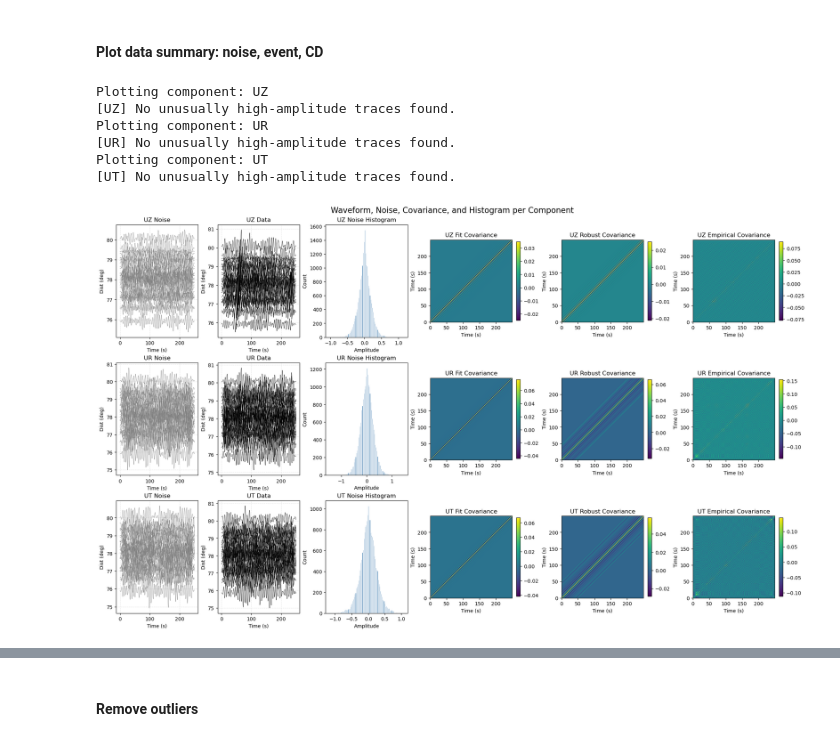
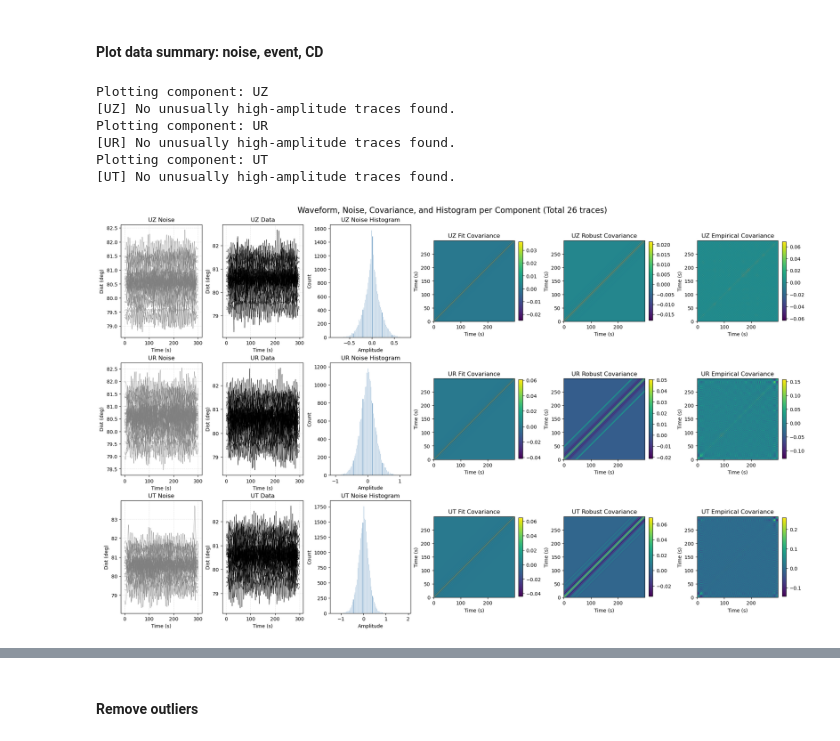
Before and after one commit to evanzzq/VespaPolPy, a Jupyter notebook: Debug.ipynb, the cells around one changed output, grey strips where cells are left out. Cells and saved outputs as stored; diff of their text form; code cells hidden in the pictures.

```diff
--- a/Debug.ipynb
+++ b/Debug.ipynb
@@ -221,10 +221,10 @@ import os
 filedir = "/Users/evanzhang/zzq@umd.edu - Google Drive/My Drive/Research/VespaPolPy"
 
 # Configuration
-event = "200703080503"
+event = "200812021231"
+twin = None # (0, 60)
 savename = event # test!!!!!!
 event_dir = os.path.join(filedir, "data_download", "event_download", event)
 noise_dir = os.path.join(filedir, "data_download", "noise_download", event)
 
 output_dir = os.path.join(filedir, "RealData", savename)
-prepare_inputs_from_sac(event_dir, isds=3, isbp=True, freqs=(0.02, 0.2), noise_dir=noise_dir, output_dir=output_dir, snr_component='UZ', snr_threshold=0., outliers_manual=None)
@@ -238,0 +233,26 @@ prepare_inputs_from_sac(event_dir, isds=3, isbp=True, freqs=(0.02, 0.2), noise_d
+# %%
+from obspy import read
+from glob import glob
+import os
+
+sac_files = sorted(glob(os.path.join(event_dir, "*.sac")))
+
+start_times = []
+end_times = []
+
+for sac_file in sac_files:
+    tr = read(sac_file)[0]
+    start_times.append(tr.stats.starttime)
+    end_times.append(tr.stats.endtime)
+
+# Convert to float seconds for set comparison
+start_set = set(float(t) for t in start_times)
+end_set = set(float(t) for t in end_times)
+
+if len(start_set) == 1 and len(end_set) == 1:
+    print(f"All SAC files have the same start and end time:")
+    print(f"Start = {start_times[0]}, End = {end_times[0]}")
+else:
+    print("SAC files have different start and/or end times.")
+    print(f"Start time range: {min(start_times)} to {max(start_times)}")
+    print(f"End time range:   {min(end_times)} to {max(end_times)}")
@@ -313,32 +357,32 @@ def visualize_waveforms_and_cov(output_dir):
         fig.colorbar(im, ax=ax_cov, shrink=0.7)
 
         # Robust covariance matrix
         ax_cov = axes[i, 4]
         im = ax_cov.imshow(C_D_robust, cmap="viridis", origin="lower",
                            extent=[time[0], time[-1], time[0], time[-1]])
         ax_cov.set_title(f"{comp} Robust Covariance")
         ax_cov.set_xlabel("Time (s)")
         ax_cov.set_ylabel("Time (s)")
         fig.colorbar(im, ax=ax_cov, shrink=0.7)
 
         # Covariance matrix
         ax_cov = axes[i, 5]
         im = ax_cov.imshow(C_D, cmap="viridis", origin="lower",
                            extent=[time[0], time[-1], time[0], time[-1]])
         ax_cov.set_title(f"{comp} Empirical Covariance")
         ax_cov.set_xlabel("Time (s)")
         ax_cov.set_ylabel("Time (s)")
         fig.colorbar(im, ax=ax_cov, shrink=0.7)
 
-    plt.suptitle("Waveform, Noise, Covariance, and Histogram per Component", fontsize=16)
+    plt.suptitle(f"Waveform, Noise, Covariance, and Histogram per Component (Total {N} traces)", fontsize=16)
     plt.show()
 
 visualize_waveforms_and_cov(output_dir)
 # %% [output]
 Plotting component: UZ
 [UZ] No unusually high-amplitude traces found.
 Plotting component: UR
 [UR] No unusually high-amplitude traces found.
 Plotting component: UT
 [UT] No unusually high-amplitude traces found.
-[figure, old version]
+[figure, new version]
```
Also changed, not shown: parts of 7 cells of this notebook, 5 other files.
